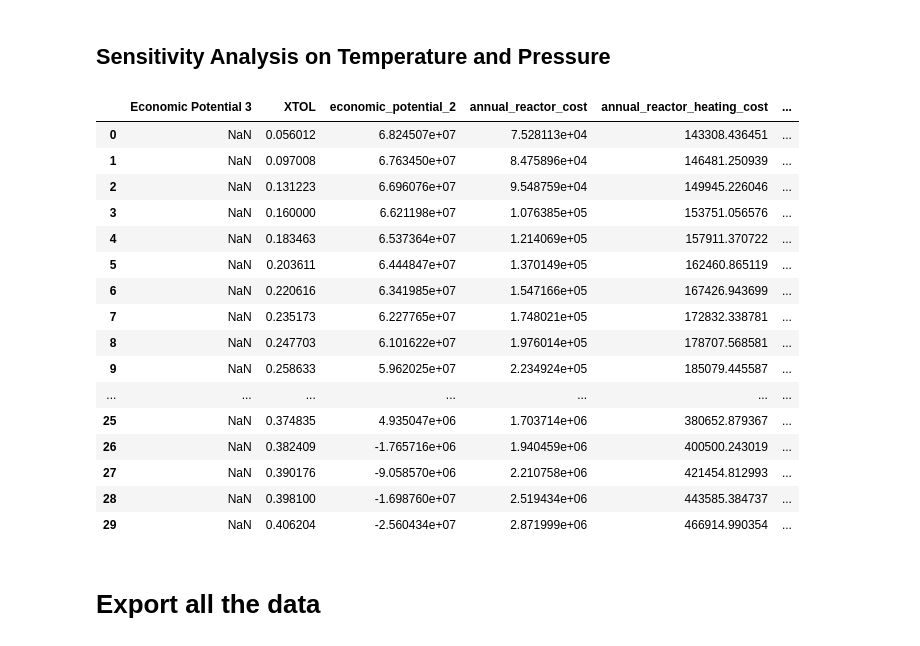
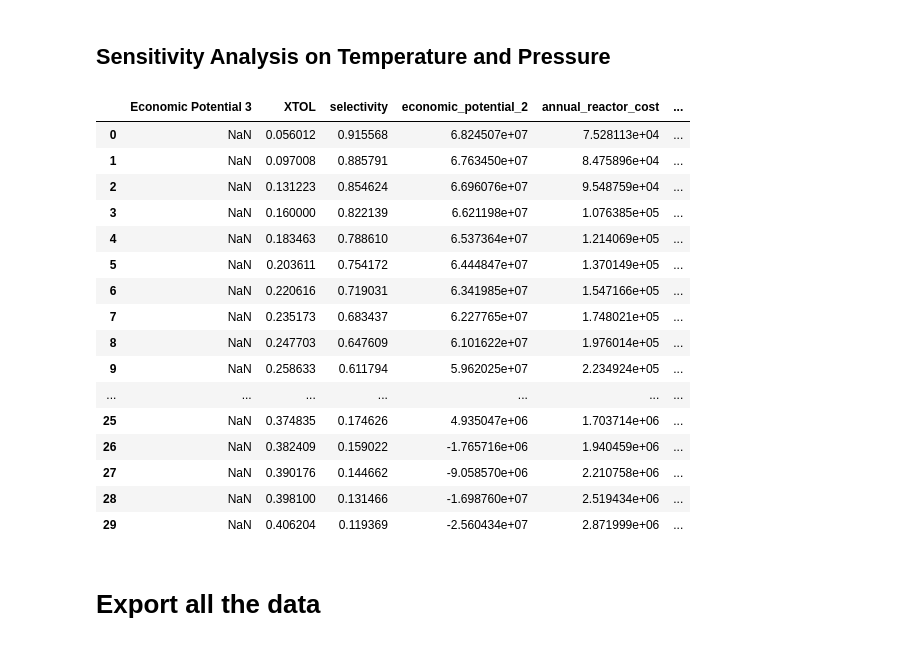
Before and after one commit to dleeim/Chemical_Engineering_Projects, a Jupyter notebook: pddata.ipynb, the cells around one changed output. Saved outputs shown, nothing was run; the diff lists cells and outputs as text; code cells hidden in the pictures.

```diff
--- a/pddata.ipynb
+++ b/pddata.ipynb
@@ -15,16 +15,16 @@ df_dict                                     = {}
 T                                           = [720,740,760,780,800,820]
 P                                           = [1,2,3,4,5,6]
 
+# Extract raw flowrate data from excel 'Book1.xlsx'
 for i in T:
     df_dict[f'T={i}K,P=6atm']               = pd.read_excel('Book1.xlsx',sheet_name=f'T={i}K,P=6atm')
 
 for i in P:
     df_dict[f'T=820K,P={i}atm']             = pd.read_excel('Book1.xlsx',sheet_name=f'T=820K,P={i}atm')
 
+# Create a dictionary to collect processed data
 for i in df_dict.keys():
     EP[i]                                   = {}
-
-df                                          = pd.read_excel('Book1.xlsx',sheet_name='T=820K,P=6atm')
 
 # Permanently changes the pandas settings
 pd.set_option('display.max_rows', None)
@@ -388,17 +388,18 @@ purge_ratio                                             = 0.1
 # %%
 # Base Case
 for i in df_dict.keys():
+
     # Extract data from dictionary
     df                                                  = df_dict[i]
-    TOLFEED                                             = df_dict[i]['TOLFEED']
-    METHFEED                                            = df_dict[i]['METHFEED']
+    TOLFEED                                             = df['TOLFEED']
+    METHFEED                                            = df['METHFEED']
 
-    OUTBENZ                                             = df_dict[i]['OUTBENZ']
-    OUTMETH                                             = df_dict[i]['OUTMETH']
-    OUTPXYL                                             = df_dict[i]['OUTPXYL']
-    OUTMXYL                                             = df_dict[i]['OUTMXYL']
-    OUTOXYL                                             = df_dict[i]['OUTOXYL']
-    OUTETH                                              = df_dict[i]['OUTETH']
+    OUTBENZ                                             = df['OUTBENZ']
+    OUTMETH                                             = df['OUTMETH']
+    OUTPXYL                                             = df['OUTPXYL']
+    OUTMXYL                                             = df['OUTMXYL']
+    OUTOXYL                                             = df['OUTOXYL']
+    OUTETH                                              = df['OUTETH']
 
     # Calculate economic potential for each component
     TOL                                                 = -1*TOLFEED*price_component['Toluene']*molar_mass['Toluene']
@@ -463,50 +464,58 @@ for i in df_dict.keys():
     annual_reactor_heating_cost                 = EP[i]['Reactor_Heating_Cost']['annual_reactor_heating_cost']
     annual_furnace_cost                         = EP[i]['Furnace_Cost']['annual_furnace_cost']
     annual_pump_cost                            = EP[i]['Pump_Cost']['annual_pump_cost']
     annual_water_cost                           = EP[i]['Water_Cost']['annual_water_cost']
+
+    # Calculate Selectivity
+    INTOL                                       = df['INTOL']
+    OUTOL                                       = df['OUTOL']
+    INPXYL                                      = df['INPXYL']
+    OUTPXYL                                     = df['OUTPXYL']
+    selectivity                                 = (OUTPXYL - INPXYL)/(INTOL - OUTOL)
 
     # Calculate Economic Potential 3
     economic_potential_3                        = (economic_potential_2
                                                    - annual_reactor_cost
                                                    - annual_reactor_heating_cost
                                                    - annual_furnace_cost
                                                    - annual_pump_cost
                                                    -annual_water_cost)
 
     # Save the dataframe in the dictionary
     EP3 = pd.DataFrame({
         'Economic Potential 3'                  : {},
         'XTOL'                                  : df['XTOL'],
+        'selectivity'                           : selectivity,
         'economic_potential_2'                  : economic_potential_2,
         'annual_reactor_cost'                   : annual_reactor_cost,
         'annual_reactor_heating_cost'           : annual_reactor_heating_cost,
         'annual_furnace_cost'                   : annual_furnace_cost,
         'annual_pump_cost'                      : annual_pump_cost,
         'annual_water_cost'                     : annual_water_cost,
         'economic_potential_3'                  : economic_potential_3
     })
 
     EP[i]['EP3']                                = EP3
 
 EP['T=820K,P=6atm']['EP3']
 # %% [output]
-|  | Economic Potential 3 | XTOL | economic_potential_2 | annual_reactor_cost | annual_reactor_heating_cost | ... |
-| 0 | NaN | 0.056012 | 6.824507e+07 | 7.528113e+04 | 143308.436451 | ... |
-| 1 | NaN | 0.097008 | 6.763450e+07 | 8.475896e+04 | 146481.250939 | ... |
-| 2 | NaN | 0.131223 | 6.696076e+07 | 9.548759e+04 | 149945.226046 | ... |
-| 3 | NaN | 0.160000 | 6.621198e+07 | 1.076385e+05 | 153751.056576 | ... |
-| 4 | NaN | 0.183463 | 6.537364e+07 | 1.214069e+05 | 157911.370722 | ... |
-| 5 | NaN | 0.203611 | 6.444847e+07 | 1.370149e+05 | 162460.865119 | ... |
-| 6 | NaN | 0.220616 | 6.341985e+07 | 1.547166e+05 | 167426.943699 | ... |
-| 7 | NaN | 0.235173 | 6.227765e+07 | 1.748021e+05 | 172832.338781 | ... |
-| 8 | NaN | 0.247703 | 6.101622e+07 | 1.976014e+05 | 178707.568581 | ... |
-| 9 | NaN | 0.258633 | 5.962025e+07 | 2.234924e+05 | 185079.445587 | ... |
+|  | Economic Potential 3 | XTOL | selectivity | economic_potential_2 | annual_reactor_cost | ... |
+| 0 | NaN | 0.056012 | 0.915568 | 6.824507e+07 | 7.528113e+04 | ... |
+| 1 | NaN | 0.097008 | 0.885791 | 6.763450e+07 | 8.475896e+04 | ... |
+| 2 | NaN | 0.131223 | 0.854624 | 6.696076e+07 | 9.548759e+04 | ... |
+| 3 | NaN | 0.160000 | 0.822139 | 6.621198e+07 | 1.076385e+05 | ... |
+| 4 | NaN | 0.183463 | 0.788610 | 6.537364e+07 | 1.214069e+05 | ... |
+| 5 | NaN | 0.203611 | 0.754172 | 6.444847e+07 | 1.370149e+05 | ... |
+| 6 | NaN | 0.220616 | 0.719031 | 6.341985e+07 | 1.547166e+05 | ... |
+| 7 | NaN | 0.235173 | 0.683437 | 6.227765e+07 | 1.748021e+05 | ... |
+| 8 | NaN | 0.247703 | 0.647609 | 6.101622e+07 | 1.976014e+05 | ... |
+| 9 | NaN | 0.258633 | 0.611794 | 5.962025e+07 | 2.234924e+05 | ... |
 | ... | ... | ... | ... | ... | ... | ... |
-| 25 | NaN | 0.374835 | 4.935047e+06 | 1.703714e+06 | 380652.879367 | ... |
-| 26 | NaN | 0.382409 | -1.765716e+06 | 1.940459e+06 | 400500.243019 | ... |
-| 27 | NaN | 0.390176 | -9.058570e+06 | 2.210758e+06 | 421454.812993 | ... |
-| 28 | NaN | 0.398100 | -1.698760e+07 | 2.519434e+06 | 443585.384737 | ... |
-| 29 | NaN | 0.406204 | -2.560434e+07 | 2.871999e+06 | 466914.990354 | ... |
+| 25 | NaN | 0.374835 | 0.174626 | 4.935047e+06 | 1.703714e+06 | ... |
+| 26 | NaN | 0.382409 | 0.159022 | -1.765716e+06 | 1.940459e+06 | ... |
+| 27 | NaN | 0.390176 | 0.144662 | -9.058570e+06 | 2.210758e+06 | ... |
+| 28 | NaN | 0.398100 | 0.131466 | -1.698760e+07 | 2.519434e+06 | ... |
+| 29 | NaN | 0.406204 | 0.119369 | -2.560434e+07 | 2.871999e+06 | ... |
 # %% [markdown]
 # Export all the data
 # %%
```
Also changed, not shown: 13 other files.
